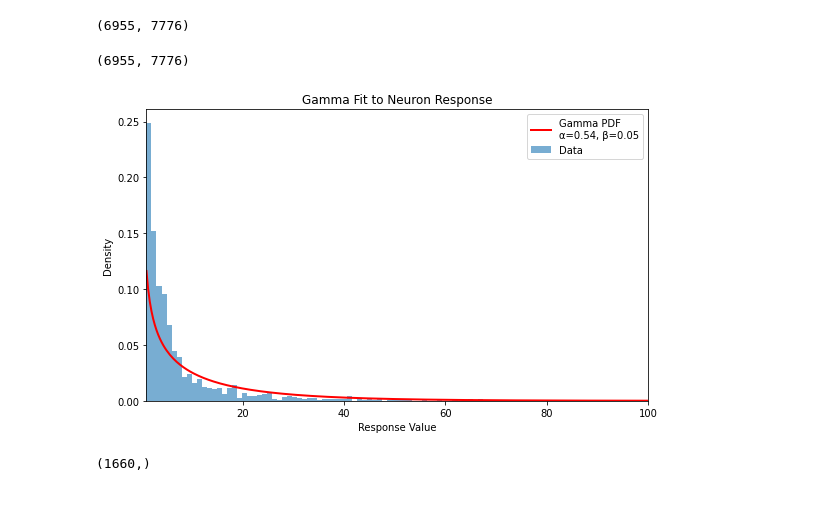
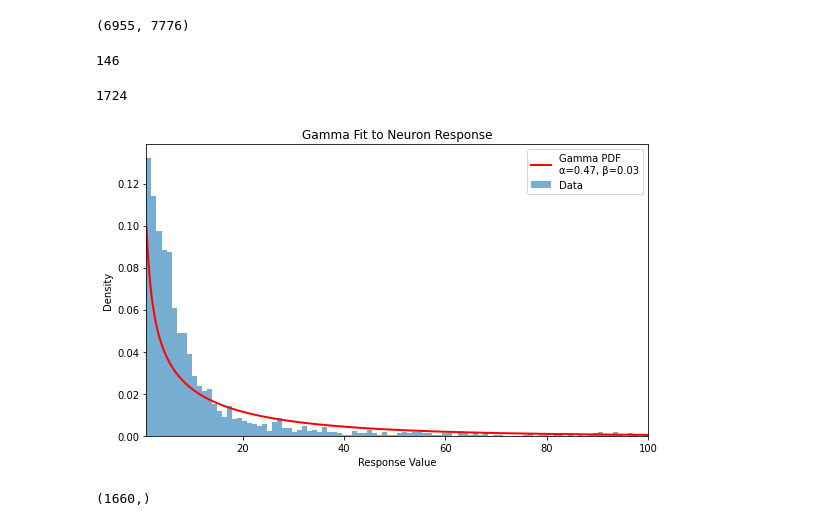
Before and after one commit to goirik-chakrabarty/sensorium-2022, a Jupyter notebook: notebooks/Playground.ipynb, the cells around one changed output. Cells and saved outputs as stored; diff of their text form; code cells hidden in the pictures.

```diff
--- a/notebooks/Playground.ipynb
+++ b/notebooks/Playground.ipynb
@@ -187,17 +187,19 @@ for i in tqdm(range(6000, 6500)):  # for all 7776 neurons
     gamma_fits.append((alpha, beta))
 
 gamma_fits = np.array(gamma_fits)
-# %%
-responses.shape
-# %% [output]
-(6955, 7776)
+# %%
+np.argmax(-6/gamma_fits[:,0])
+# %% [output]
+146
 # %%
-neuron_index = 477 # 477 is best learner, 151 is worst
+neuron_index = 151 # 477 is best learner, 151 is worst, 146, 59 highest, lowest alpha
 alpha, beta = gamma_fits[neuron_index]
 neuron_ts = responses[:, neuron_index]
+print(sum(neuron_ts>1))
 plot_gamma_fit(neuron_ts, alpha, beta, xlim=(1,100))
 # %% [output]
+1724
-[figure, old version]
+[figure, new version]
 # %%
 neuron_index = 50
 neuron_ts = responses[:, neuron_index]
```
Also changed, not shown: 2 other files.
